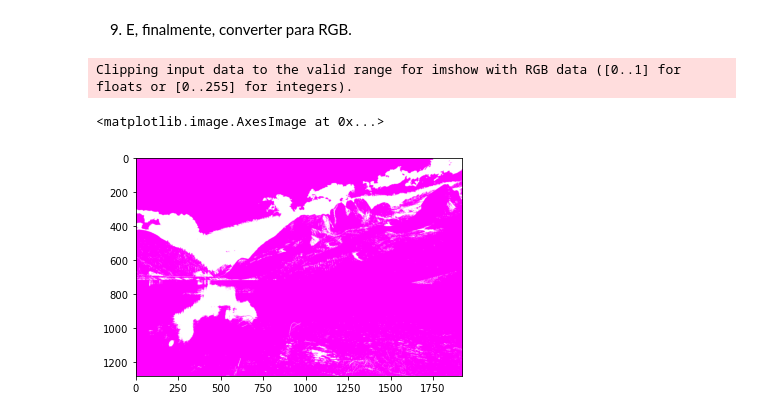
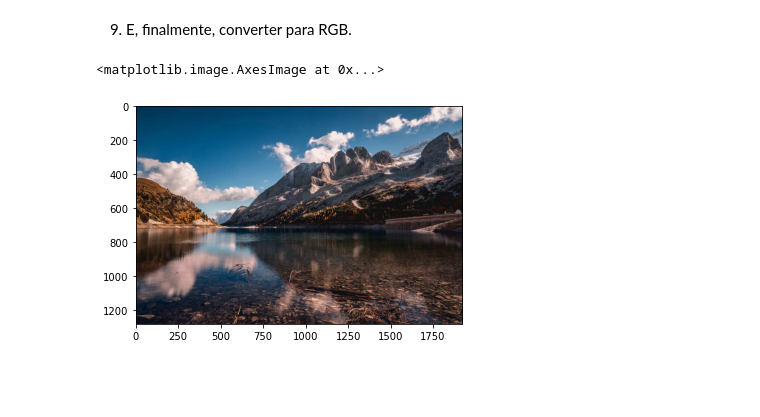
Before and after one commit to luiz-couto/image-compressor, a Jupyter notebook: img-compressor.ipynb, the cells around one changed output. Saved outputs shown, nothing was run; the diff lists cells and outputs as text; code cells hidden in the pictures; blank space fills up the shorter version.

Commit message:
convertYCbCrToRGB

```diff
--- a/img-compressor.ipynb
+++ b/img-compressor.ipynb
@@ -481,13 +481,12 @@ plt.imshow(imgInYCbCr)
 9. E, finalmente, converter para RGB.
 # %%
 def convertYCbCrToRGB(imgInYCbCr):
-    RGBimg = cv2.cvtColor(imgInYCbCr, cv2.COLOR_YCrCb2BGR)
+    RGBimg = cv2.cvtColor(imgInYCbCr, cv2.COLOR_YCrCb2RGB)
     return RGBimg
 # %%
-RGBImg = convertYCbCrToRGB(imgInYCbCr.astype('float32'))
+RGBImg = convertYCbCrToRGB(myImg.astype('uint8'))
 plt.imshow(RGBImg)
 #print(imgAsFloat)
 # %% [output]
-Clipping input data to the valid range for imshow with RGB data ([0..1] for floats or [0..255] for integers).
+<matplotlib.image.AxesImage at 0x...>
-<matplotlib.image.AxesImage at 0x...>
-[figure, old version]
+[figure, new version]
```
